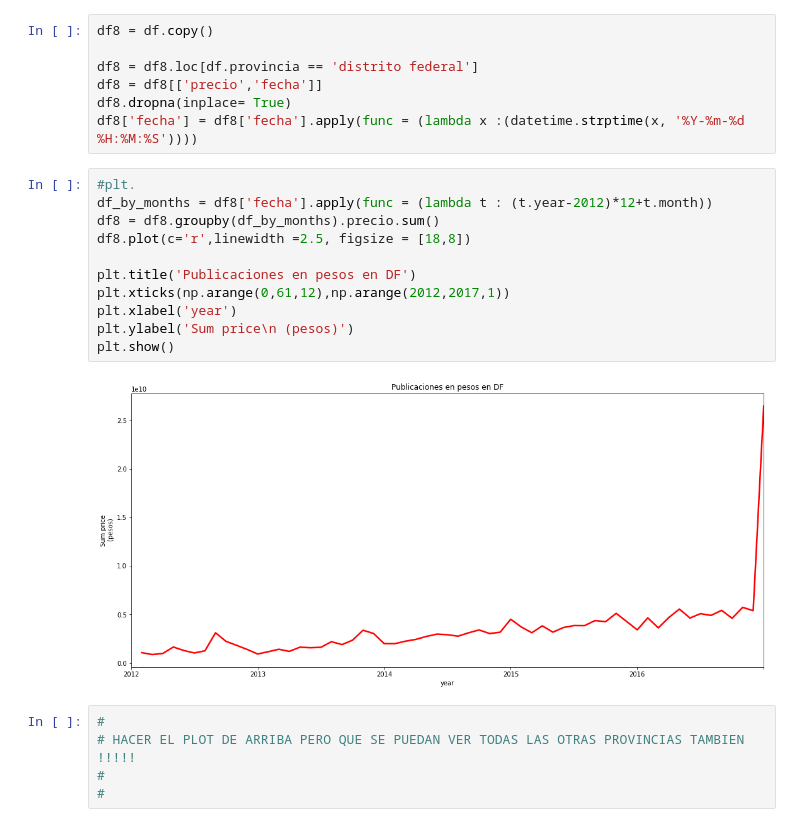
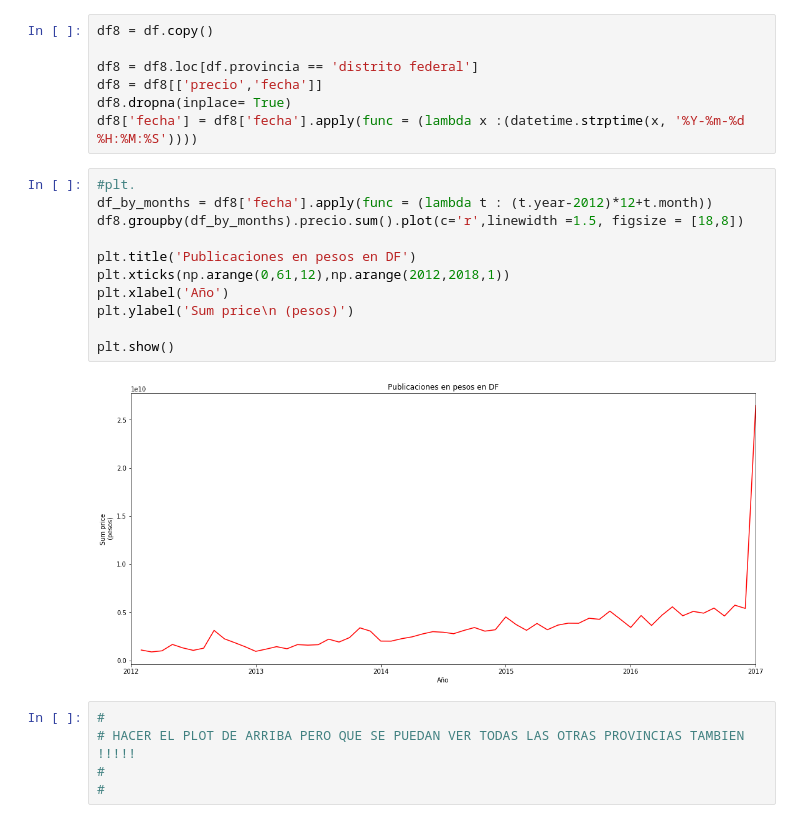
Before and after one commit to nbuzzano/7506-zonaprop, a Jupyter notebook: zonaprop-data-analysis.ipynb, the cells around one changed output. Saved outputs shown, nothing was run; the diff lists cells and outputs as text.

```diff
--- a/zonaprop-data-analysis.ipynb
+++ b/zonaprop-data-analysis.ipynb
@@ -900,16 +904,16 @@ df8['fecha'] = df8['fecha'].apply(func = (lambda x :(datetime.strptime(x, '%Y-%m
 # %%
 #plt.
 df_by_months = df8['fecha'].apply(func = (lambda t : (t.year-2012)*12+t.month))
-df8 = df8.groupby(df_by_months).precio.sum()
-df8.plot(c='r',linewidth =2.5, figsize = [18,8])
+df8.groupby(df_by_months).precio.sum().plot(c='r',linewidth =1.5, figsize = [18,8])
 
 plt.title('Publicaciones en pesos en DF')
-plt.xticks(np.arange(0,61,12),np.arange(2012,2017,1))
-plt.xlabel('year')
+plt.xticks(np.arange(0,61,12),np.arange(2012,2018,1))
+plt.xlabel('Año')
 plt.ylabel('Sum price\n (pesos)')
+
 plt.show()
 # %% [output]
-[figure, old version]
+[figure, new version]
 # %%
 #
 # HACER EL PLOT DE ARRIBA PERO QUE SE PUEDAN VER TODAS LAS OTRAS PROVINCIAS TAMBIEN !!!!!
```
Also changed, not shown: parts of 6 cells of this notebook.
